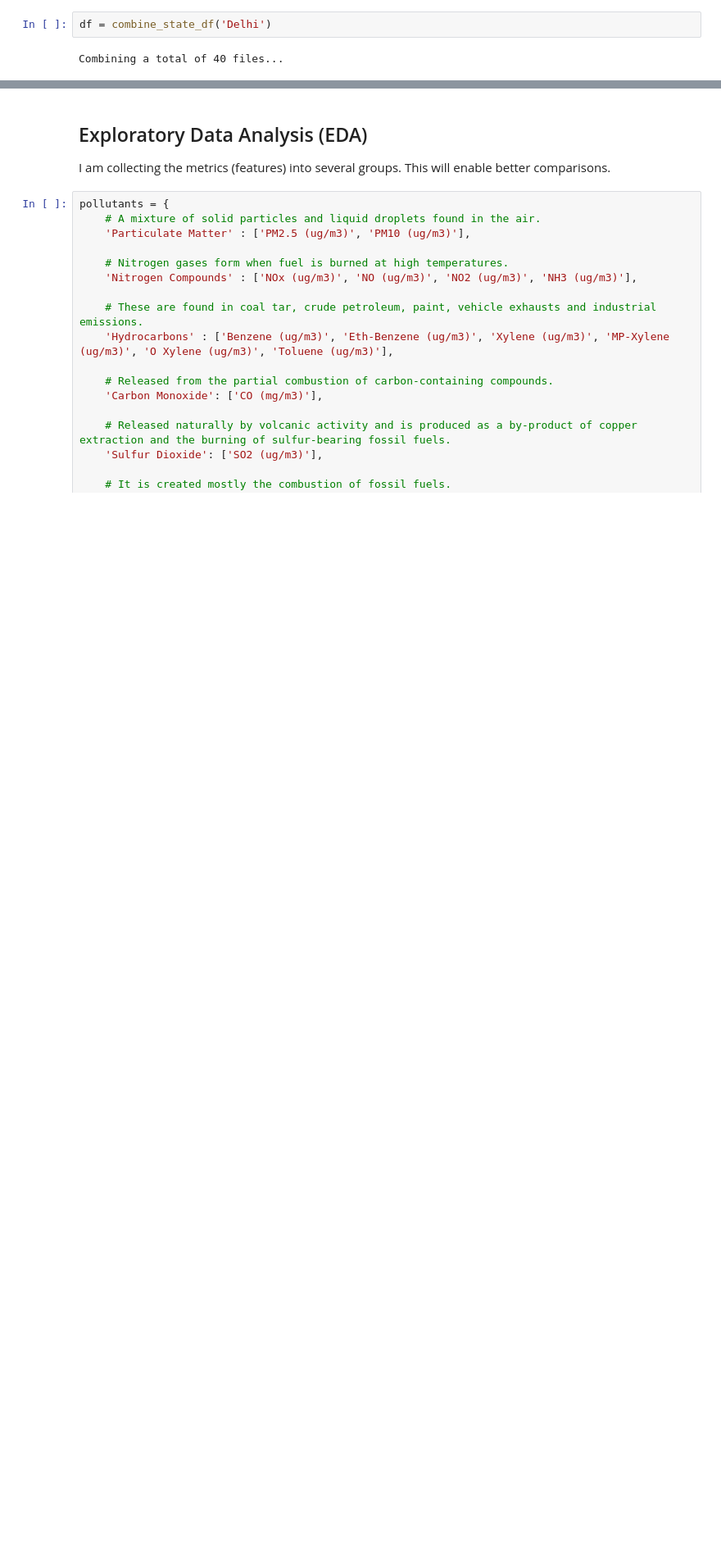
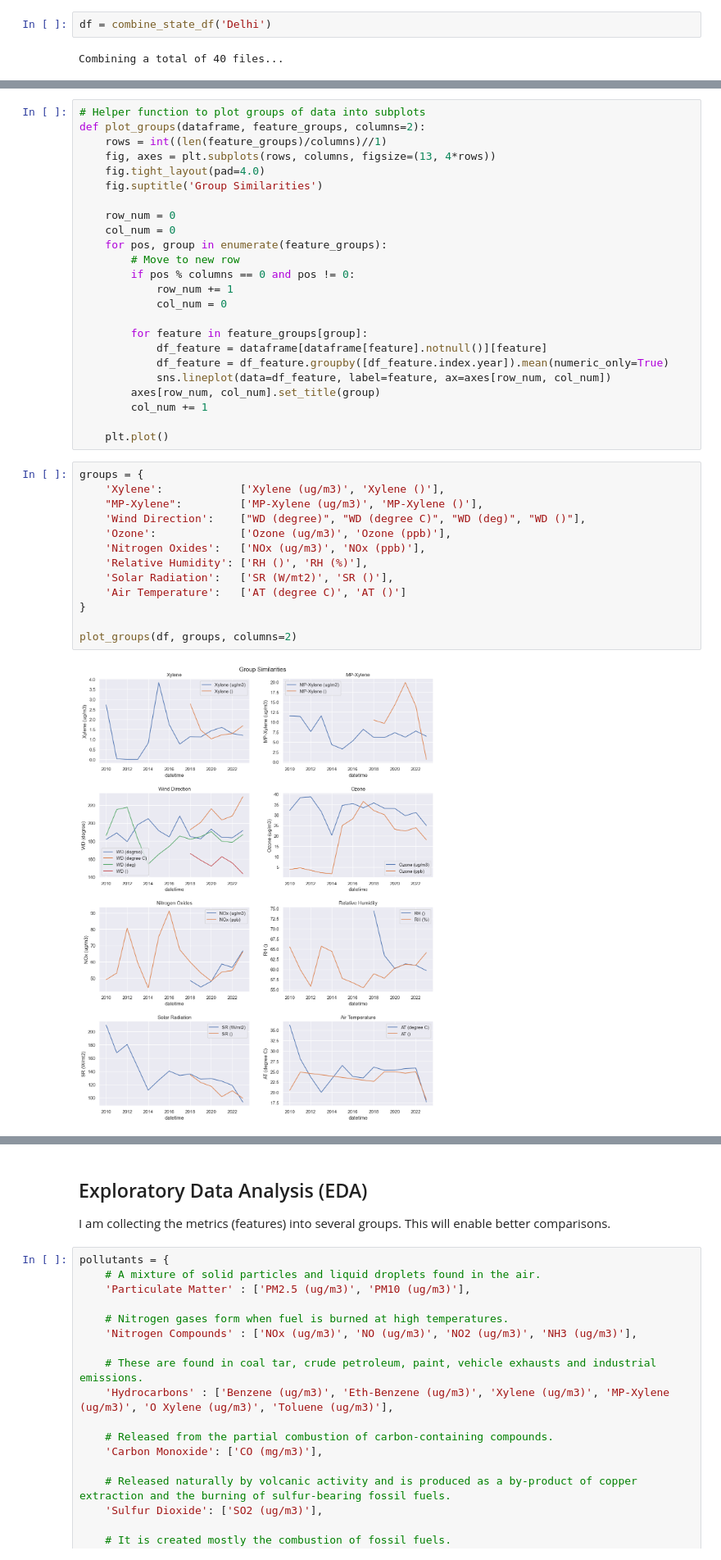
Before and after one commit to sotostzam/india-air-quality-analysis, a Jupyter notebook: main.ipynb, the cells around one changed output, grey strips where cells are left out. Shown at 82% size. Cells and saved outputs as stored; diff of their text form; blank space fills up the shorter version.

```diff
--- a/main.ipynb
+++ b/main.ipynb
@@ -108,0 +131,39 @@ Let's also check what is the ratio of missing values for these features.
+# %%
+# Helper function to plot groups of data into subplots
+def plot_groups(dataframe, feature_groups, columns=2):
+    rows = int((len(feature_groups)/columns)//1)
+    fig, axes = plt.subplots(rows, columns, figsize=(13, 4*rows))
+    fig.tight_layout(pad=4.0)
+    fig.suptitle('Group Similarities')
+
+    row_num = 0
+    col_num = 0
+    for pos, group in enumerate(feature_groups):
+        # Move to new row
+        if pos % columns == 0 and pos != 0:
+            row_num += 1
+            col_num = 0
+
+        for feature in feature_groups[group]:
+            df_feature = dataframe[dataframe[feature].notnull()][feature]
+            df_feature = df_feature.groupby([df_feature.index.year]).mean(numeric_only=True)
+            sns.lineplot(data=df_feature, label=feature, ax=axes[row_num, col_num])
+        axes[row_num, col_num].set_title(group)
+        col_num += 1
+
+    plt.plot()
+# %%
+groups = {
+    'Xylene':            ['Xylene (ug/m3)', 'Xylene ()'],
+    "MP-Xylene":         ['MP-Xylene (ug/m3)', 'MP-Xylene ()'],
+    'Wind Direction':    ["WD (degree)", "WD (degree C)", "WD (deg)", "WD ()"],
+    'Ozone':             ['Ozone (ug/m3)', 'Ozone (ppb)'],
+    'Nitrogen Oxides':   ['NOx (ug/m3)', 'NOx (ppb)'],
+    'Relative Humidity': ['RH ()', 'RH (%)'],
+    'Solar Radiation':   ['SR (W/mt2)', 'SR ()'],
+    'Air Temperature':   ['AT (degree C)', 'AT ()']
+}
+
+plot_groups(df, groups, columns=2)
+# %% [output]
+[figure, added]
```
Also changed, not shown: parts of 73 cells of this notebook, 1 other file.
